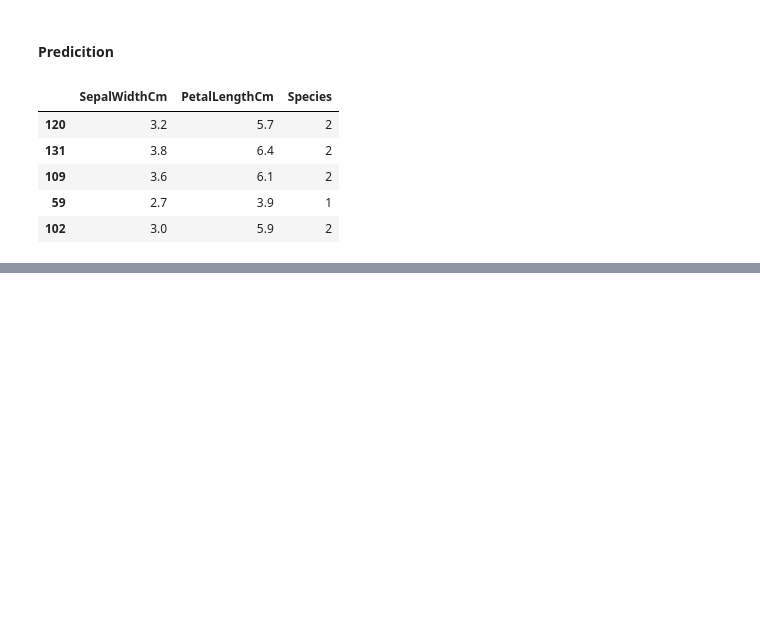
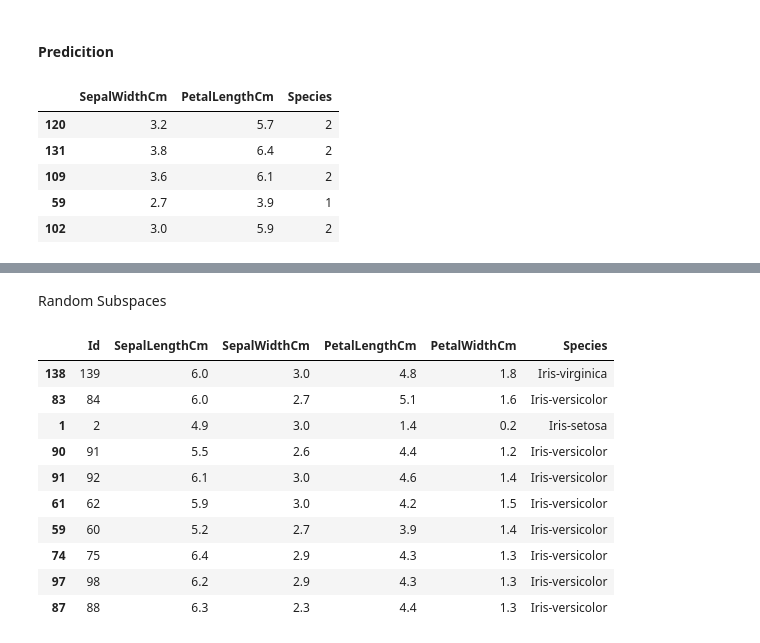
Before and after one commit to rudratailor1836/Machine-Learning, a Jupyter notebook: Ensemble-Learning/bagging-learning.ipynb, the cells around one changed output, grey strips where cells are left out. Saved outputs shown, nothing was run; the diff lists cells and outputs as text; code cells hidden in the pictures; blank space fills up the shorter version.

```diff
--- a/Ensemble-Learning/bagging-learning.ipynb
+++ b/Ensemble-Learning/bagging-learning.ipynb
@@ -198,0 +229,21 @@ df_test
+# %% [markdown]
+Random Subspaces
+# %%
+# we do column sampling with or with0ut replacement
+df1 = pd.read_csv('Iris.csv')
+# %%
+df1 = df1.sample(10)
+# %%
+df1
+# %% [output]
+|  | Id | SepalLengthCm | SepalWidthCm | PetalLengthCm | PetalWidthCm | Species |
+| 138 | 139 | 6.0 | 3.0 | 4.8 | 1.8 | Iris-virginica |
+| 83 | 84 | 6.0 | 2.7 | 5.1 | 1.6 | Iris-versicolor |
+| 1 | 2 | 4.9 | 3.0 | 1.4 | 0.2 | Iris-setosa |
+| 90 | 91 | 5.5 | 2.6 | 4.4 | 1.2 | Iris-versicolor |
+| 91 | 92 | 6.1 | 3.0 | 4.6 | 1.4 | Iris-versicolor |
+| 61 | 62 | 5.9 | 3.0 | 4.2 | 1.5 | Iris-versicolor |
+| 59 | 60 | 5.2 | 2.7 | 3.9 | 1.4 | Iris-versicolor |
+| 74 | 75 | 6.4 | 2.9 | 4.3 | 1.3 | Iris-versicolor |
+| 97 | 98 | 6.2 | 2.9 | 4.3 | 1.3 | Iris-versicolor |
+| 87 | 88 | 6.3 | 2.3 | 4.4 | 1.3 | Iris-versicolor |
```
Also changed, not shown: parts of 8 cells of this notebook.
